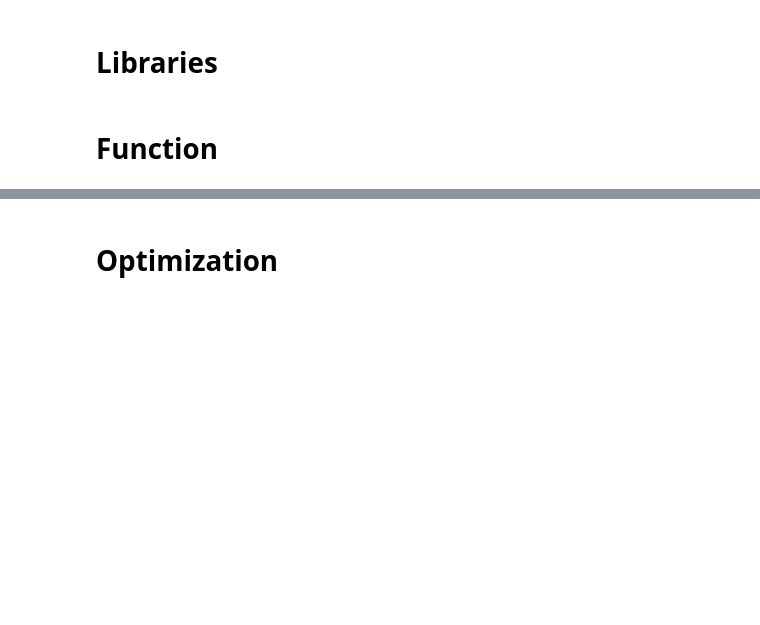
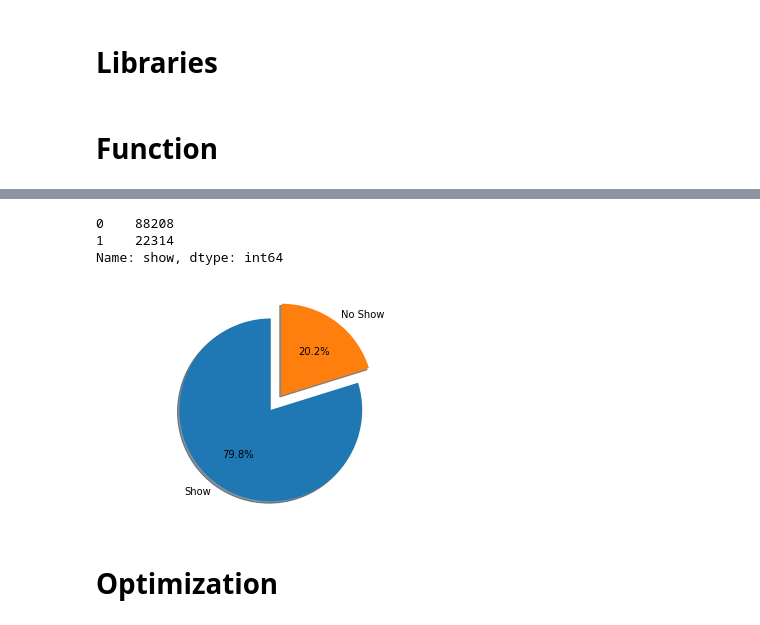
Before and after one commit to Villone96/PUBG-finish-placement-prediction, a Jupyter notebook: code/Advance_Machine_Learning_code.ipynb, the cells around one changed output, grey strips where cells are left out. Drawn from its saved outputs; the diff is of its cells as text; code cells hidden in the pictures; blank space fills up the shorter version.

```diff
--- a/code/Advance_Machine_Learning_code.ipynb
+++ b/code/Advance_Machine_Learning_code.ipynb
@@ -95,3 +236,10 @@ KeyboardInterrupt:
+# %%
+print_distribution(complete_dataset)
+# %% [output]
+0    88208
+1    22314
+Name: show, dtype: int64
+[figure, added]
 # %% [markdown]
 # Optimization
 # %% [markdown]
```
Also changed, not shown: parts of 9 cells of this notebook.
